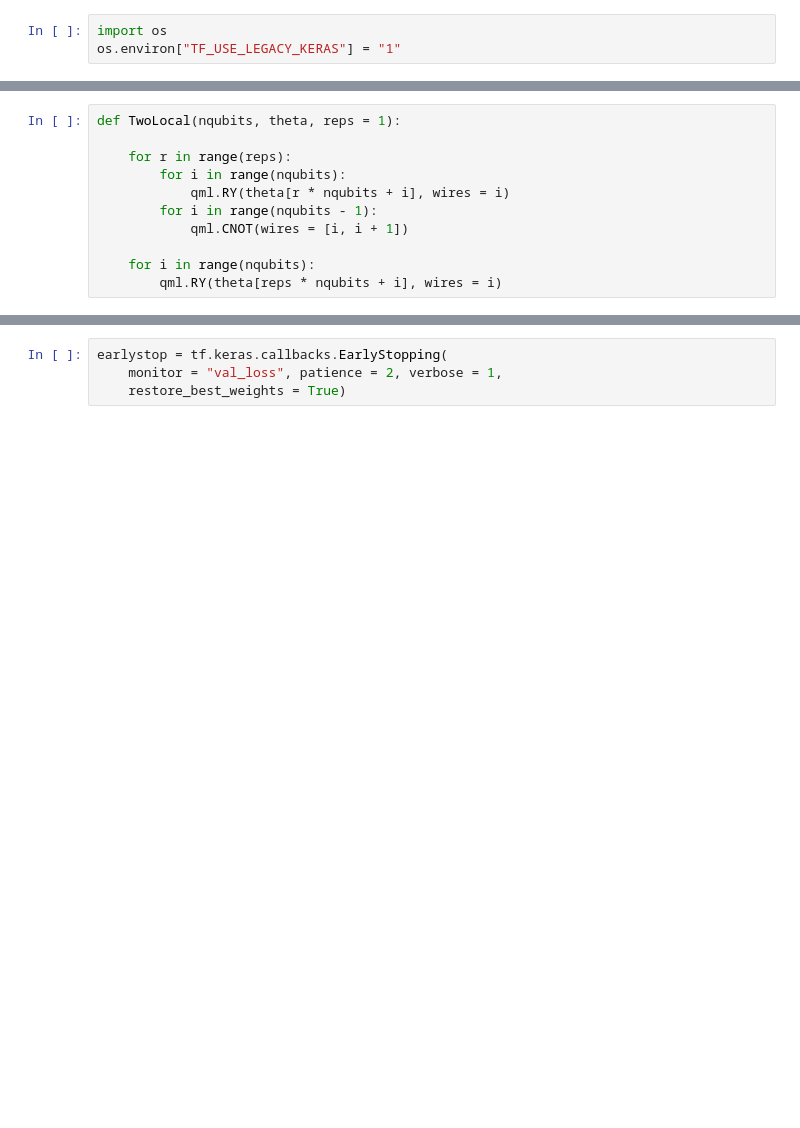
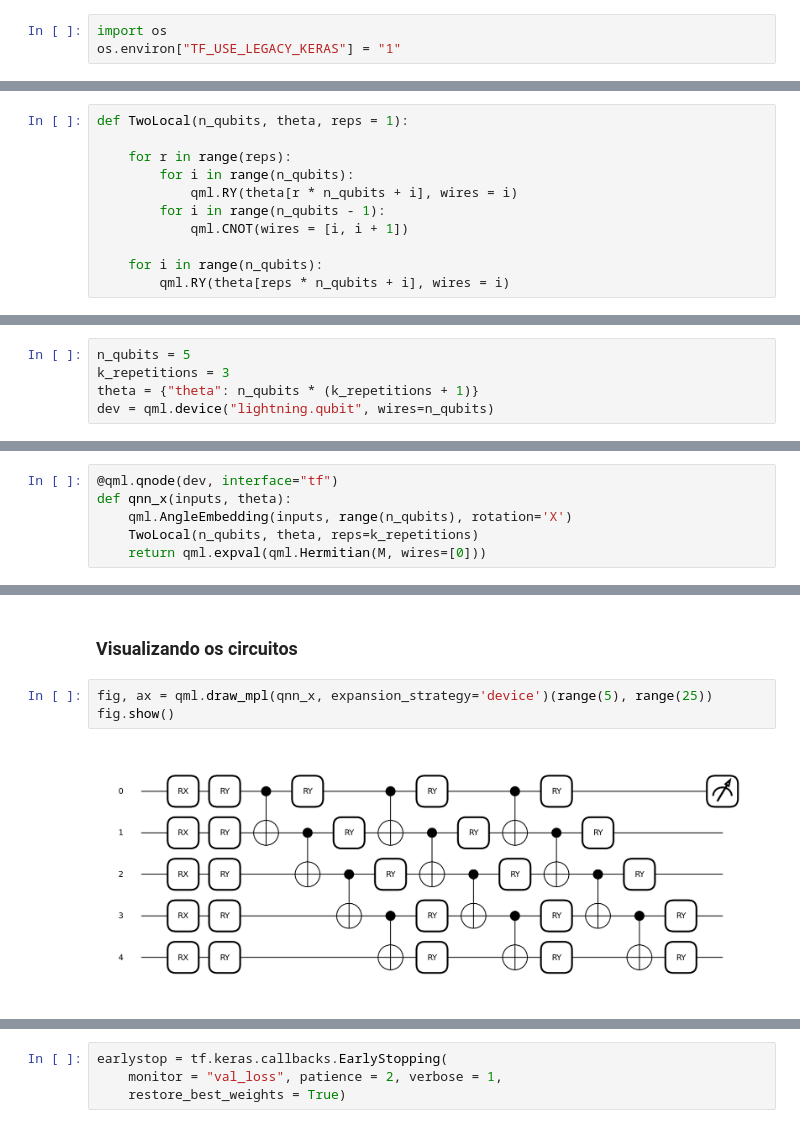
Before and after one commit to matheoxz/quantum_computing, a Jupyter notebook: 10. Quantum Neural Network.ipynb, the cells around one changed output, grey strips where cells are left out. Drawn from its saved outputs; the diff is of its cells as text; blank space fills up the shorter version.

```diff
--- a/10. Quantum Neural Network.ipynb
+++ b/10. Quantum Neural Network.ipynb
@@ -42,11 +3,0 @@ xs_val = pca.transform(x_val)
-# %%
-def TwoLocal(nqubits, theta, reps = 1):
-
-    for r in range(reps):
-        for i in range(nqubits):
-            qml.RY(theta[r * nqubits + i], wires = i)
-        for i in range(nqubits - 1):
-            qml.CNOT(wires = [i, i + 1])
-
-    for i in range(nqubits):
-        qml.RY(theta[reps * nqubits + i], wires = i)
@@ -95,0 +28,11 @@ model.compile(opt, loss=tf.keras.losses.BinaryCrossentropy())
+# %%
+def TwoLocal(n_qubits, theta, reps = 1):
+
+    for r in range(reps):
+        for i in range(n_qubits):
+            qml.RY(theta[r * n_qubits + i], wires = i)
+        for i in range(n_qubits - 1):
+            qml.CNOT(wires = [i, i + 1])
+
+    for i in range(n_qubits):
+        qml.RY(theta[reps * n_qubits + i], wires = i)
@@ -95,0 +51,5 @@ model.compile(opt, loss=tf.keras.losses.BinaryCrossentropy())
+# %%
+n_qubits = 5
+k_repetitions = 3
+theta = {"theta": n_qubits * (k_repetitions + 1)}
+dev = qml.device("lightning.qubit", wires=n_qubits)
@@ -95,0 +58,6 @@ model.compile(opt, loss=tf.keras.losses.BinaryCrossentropy())
+# %%
+@qml.qnode(dev, interface="tf")
+def qnn_x(inputs, theta):
+    qml.AngleEmbedding(inputs, range(n_qubits), rotation='X')
+    TwoLocal(n_qubits, theta, reps=k_repetitions)
+    return qml.expval(qml.Hermitian(M, wires=[0]))
@@ -95,0 +82,7 @@ model.compile(opt, loss=tf.keras.losses.BinaryCrossentropy())
+# %% [markdown]
+<h3>Visualizando os circuitos</h3>
+# %%
+fig, ax = qml.draw_mpl(qnn_x, expansion_strategy='device')(range(5), range(25))
+fig.show()
+# %% [output]
+[figure, added]
```
Also changed, not shown: parts of 78 cells of this notebook.
